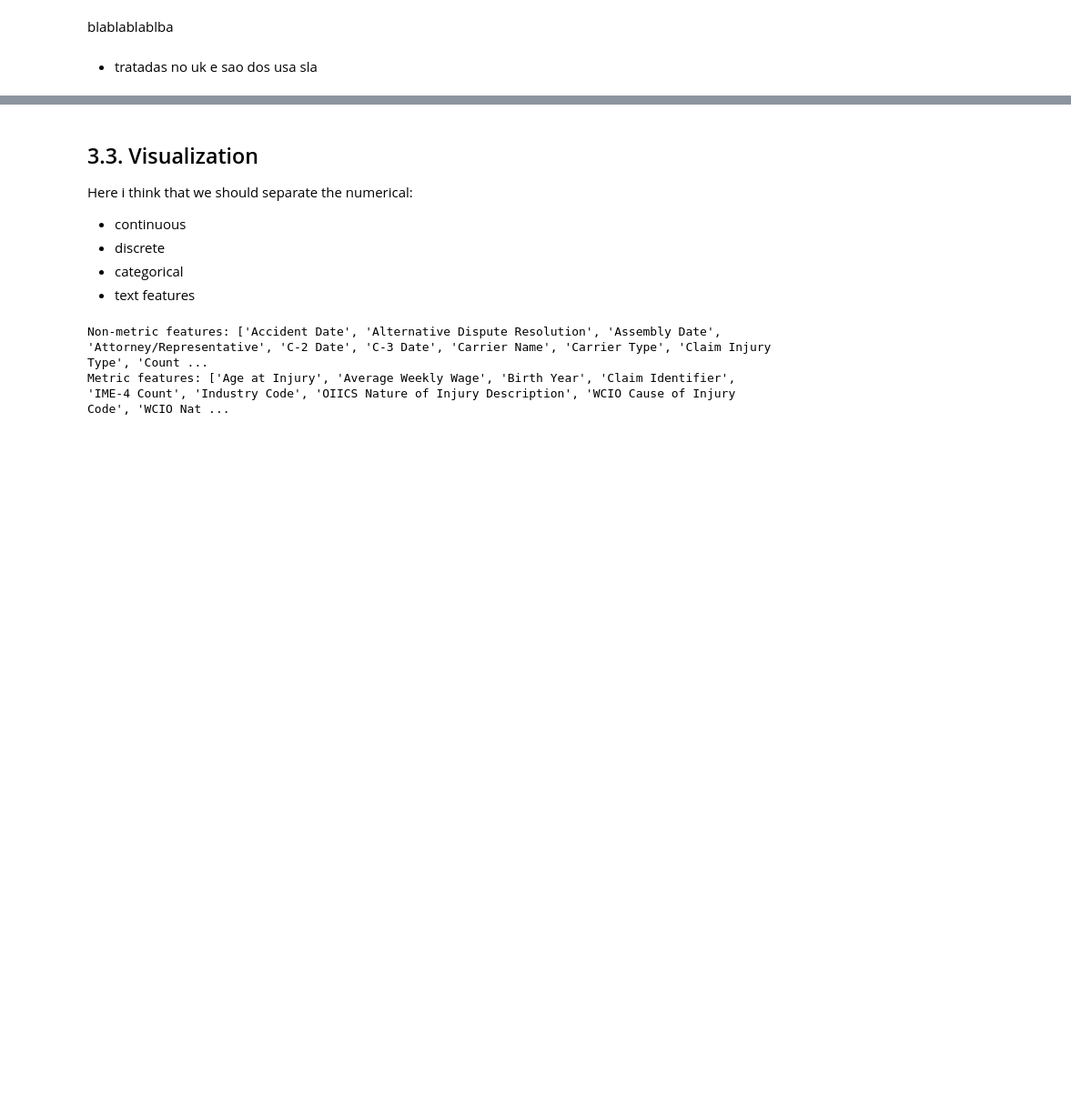
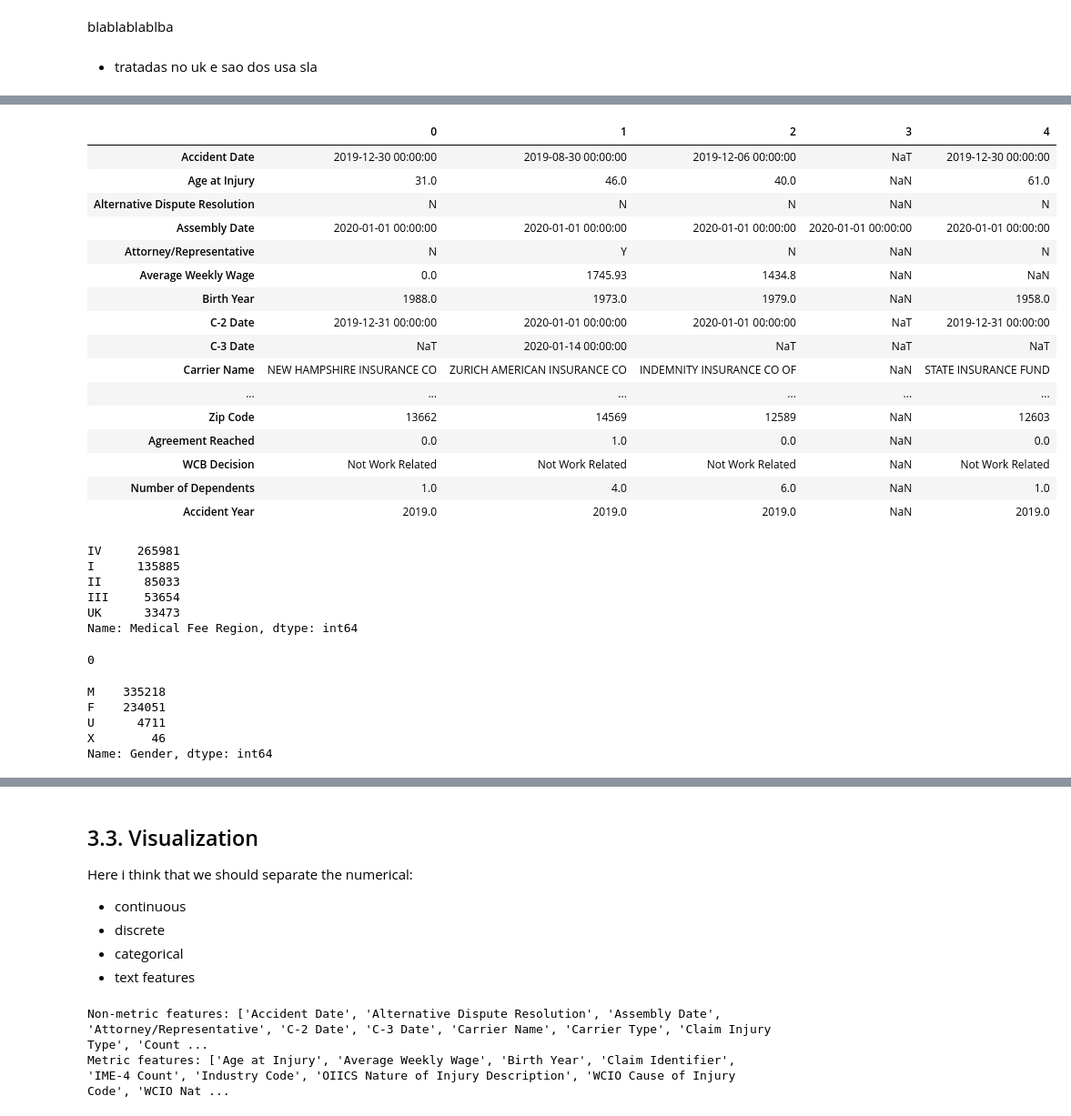
Before and after one commit to xandga/Machine_Learning_project, a Jupyter notebook: Deliverables/Notebook.ipynb, the cells around one changed output, grey strips where cells are left out. Shown at 91% size. Cells and saved outputs as stored; diff of their text form; code cells hidden in the pictures; blank space fills up the shorter version.

```diff
--- a/Deliverables/Notebook.ipynb
+++ b/Deliverables/Notebook.ipynb
@@ -153,0 +267,20 @@ blablablablba
+# %%
+df_train.head().T
+# %% [output]
+|  | 0 | 1 | 2 | 3 | 4 |
+| Accident Date | 2019-12-30 00:00:00 | 2019-08-30 00:00:00 | 2019-12-06 00:00:00 | NaT | 2019-12-30 00:00:00 |
+| Age at Injury | 31.0 | 46.0 | 40.0 | NaN | 61.0 |
+| Alternative Dispute Resolution | N | N | N | NaN | N |
+| Assembly Date | 2020-01-01 00:00:00 | 2020-01-01 00:00:00 | 2020-01-01 00:00:00 | 2020-01-01 00:00:00 | 2020-01-01 00:00:00 |
+| Attorney/Representative | N | Y | N | NaN | N |
+| Average Weekly Wage | 0.0 | 1745.93 | 1434.8 | NaN | NaN |
+| Birth Year | 1988.0 | 1973.0 | 1979.0 | NaN | 1958.0 |
+| C-2 Date | 2019-12-31 00:00:00 | 2020-01-01 00:00:00 | 2020-01-01 00:00:00 | NaT | 2019-12-31 00:00:00 |
+| C-3 Date | NaT | 2020-01-14 00:00:00 | NaT | NaT | NaT |
+| Carrier Name | NEW HAMPSHIRE INSURANCE CO | ZURICH AMERICAN INSURANCE CO | INDEMNITY INSURANCE CO OF | NaN | STATE INSURANCE FUND |
+| ... | ... | ... | ... | ... | ... |
+| Zip Code | 13662 | 14569 | 12589 | NaN | 12603 |
+| Agreement Reached | 0.0 | 1.0 | 0.0 | NaN | 0.0 |
+| WCB Decision | Not Work Related | Not Work Related | Not Work Related | NaN | Not Work Related |
+| Number of Dependents | 1.0 | 4.0 | 6.0 | NaN | 1.0 |
+| Accident Year | 2019.0 | 2019.0 | 2019.0 | NaN | 2019.0 |
@@ -153,0 +304,21 @@ blablablablba
+# %%
+df_train['Medical Fee Region'].value_counts()
+# %% [output]
+IV     265981
+I      135885
+II      85033
+III     53654
+UK      33473
+Name: Medical Fee Region, dtype: int64
+# %%
+df_train['Medical Fee Region'].isnull().sum()
+# %% [output]
+0
+# %%
+df_train['Gender'].value_counts()
+# %% [output]
+M    335218
+F    234051
+U      4711
+X        46
+Name: Gender, dtype: int64
```
Also changed, not shown: parts of 31 cells of this notebook.
